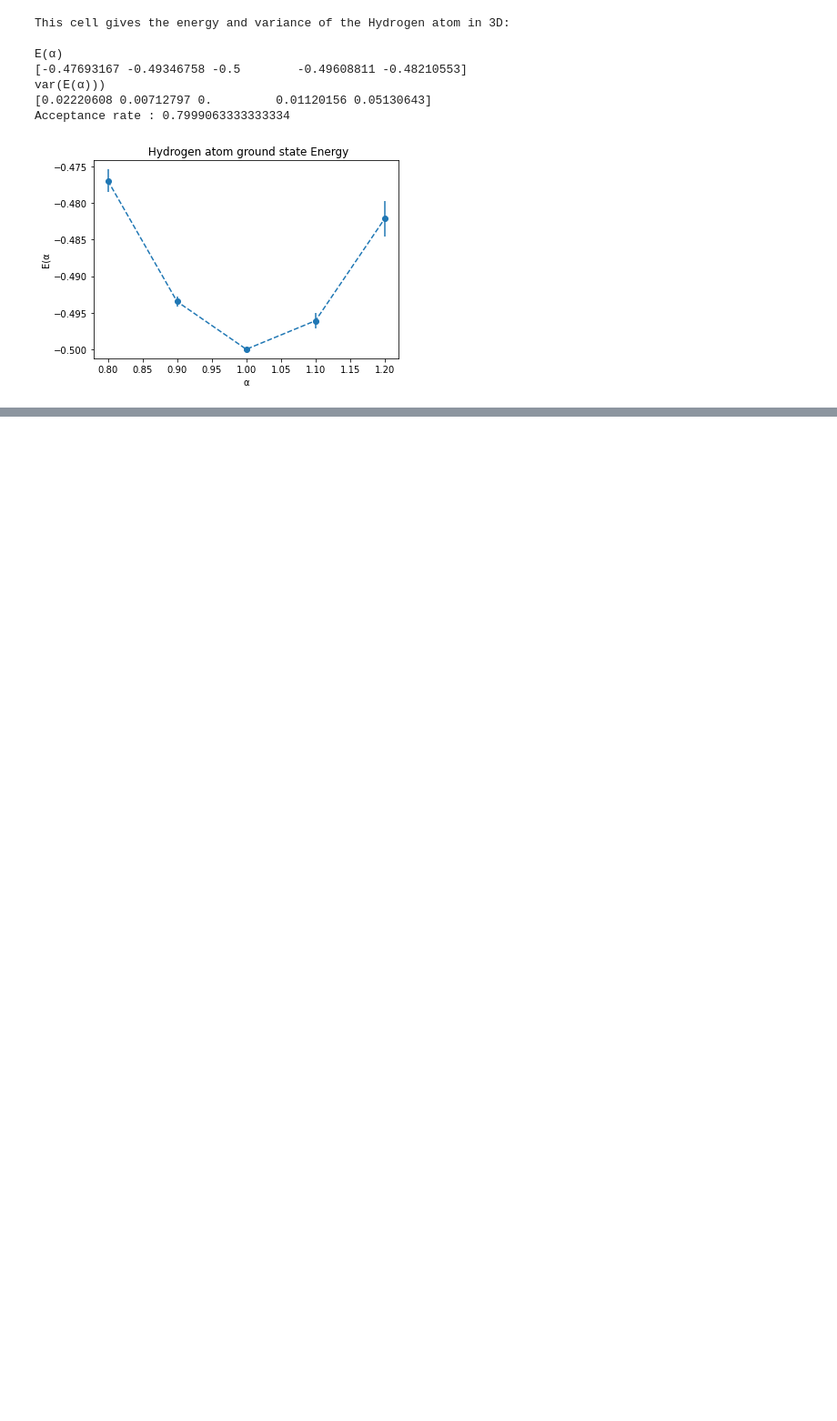
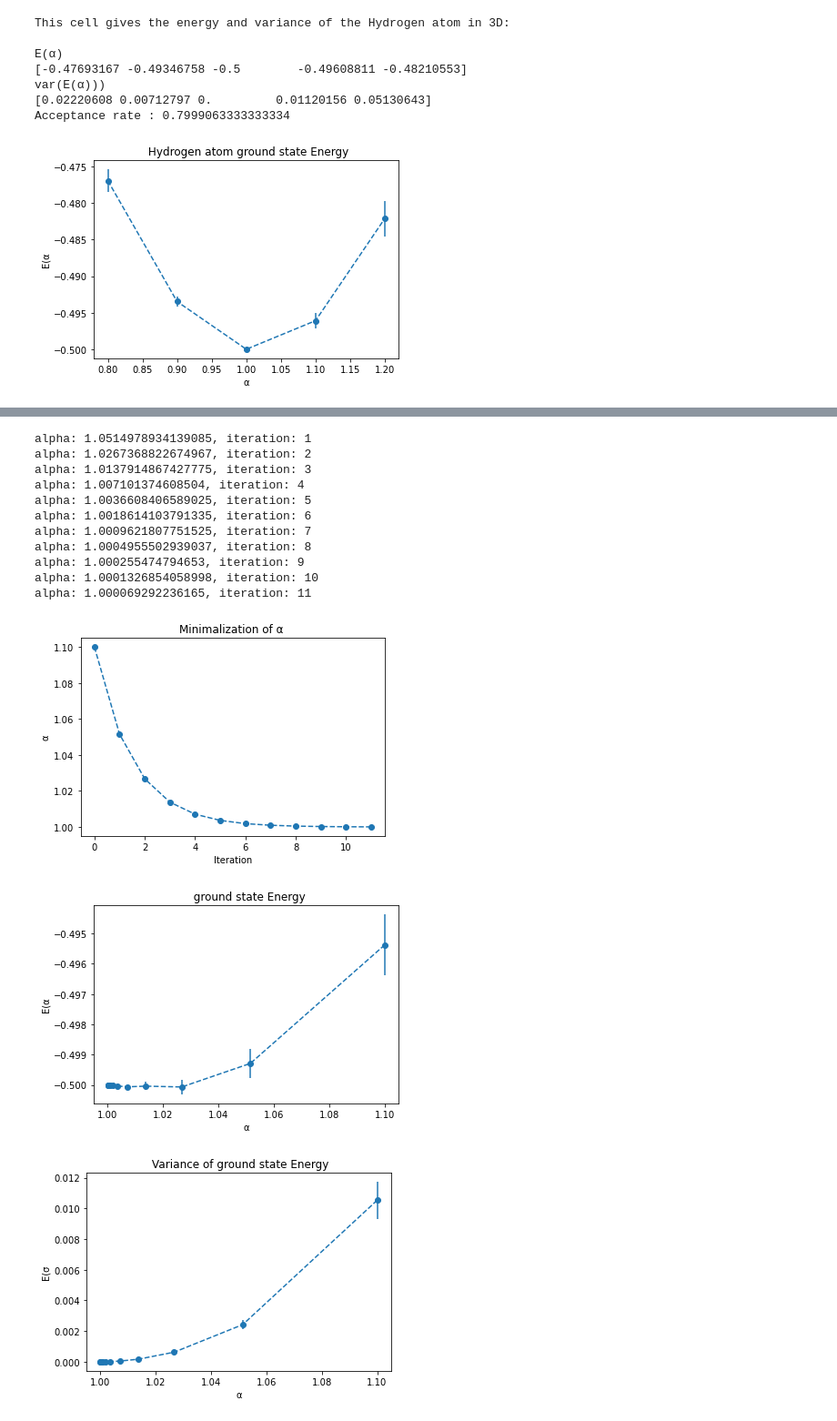
Before and after one commit to ab4marif/Variational-Quantum-Monte-Carlo, a Jupyter notebook: maincode.ipynb, the cells around one changed output, grey strips where cells are left out. Shown at 91% size. Cells and saved outputs as stored; diff of their text form; code cells hidden in the pictures; blank space fills up the shorter version.

```diff
--- a/maincode.ipynb
+++ b/maincode.ipynb
@@ -171,0 +171,60 @@ Acceptance rate : 0.19579725
+# %%
+import numpy as np
+
+from Metropolis import *
+from errorcalc import *
+from Minimalization import *
+import Systems.HarmonicOscillator  as oscillator
+import Systems.Hatom as Hydrogen
+import Systems.Helium as Helium
+
+System = Hydrogen
+
+N_tries = 30000
+N_walkers = 50
+alpha_guess = 1.1
+
+alpha_min, count = minimalAlphaFinder(alpha_guess, N_tries, N_walkers, System)
+plotMinumumAlpha(alpha_min, count)
+
+alpha = alpha_min
+
+E_a = np.zeros(len(alpha))
+E_var = np.zeros(len(alpha))
+E_error = np.zeros(len(alpha))
+var_error = np.zeros(len(alpha))
+
+for i in range(len(alpha)):
+    f = lambda R: System.trialWaveFunction(alpha[i], R)
+
+    rn, accept_rate = metropolisAlgorithm(f, N_tries, N_walkers, System.dimension)
+    E = System.E_loc(alpha[i], rn)
+    E_a[i] = np.mean(E)
+    E_error[i], E_var[i], var_error[i] = bootstrapError(E[:,0], 100)
+
+plt.errorbar(alpha, E_a, yerr = E_error, linestyle = "--",  marker = 'o')
+plt.xlabel("\N{greek small letter alpha}")
+plt.ylabel("E(\N{greek small letter alpha}")
+plt.title(f"  ground state Energy")
+
+plt.figure()
+plt.errorbar(alpha, E_var, yerr = var_error, linestyle = "--",  marker = 'o')
+plt.xlabel("\N{greek small letter alpha}")
+plt.ylabel("E(\N{greek small letter sigma}")
+plt.title(f" Variance of ground state Energy")
+plt.show()
+# %% [output]
+alpha: 1.0514978934139085, iteration: 1
+alpha: 1.0267368822674967, iteration: 2
+alpha: 1.0137914867427775, iteration: 3
+alpha: 1.007101374608504, iteration: 4
+alpha: 1.0036608406589025, iteration: 5
+alpha: 1.0018614103791335, iteration: 6
+alpha: 1.0009621807751525, iteration: 7
+alpha: 1.0004955502939037, iteration: 8
+alpha: 1.000255474794653, iteration: 9
+alpha: 1.0001326854058998, iteration: 10
+alpha: 1.000069292236165, iteration: 11
+[figure, added]
+[figure, added]
+[figure, added]
```
Also changed, not shown: parts of 3 cells of this notebook, 10 other files.
